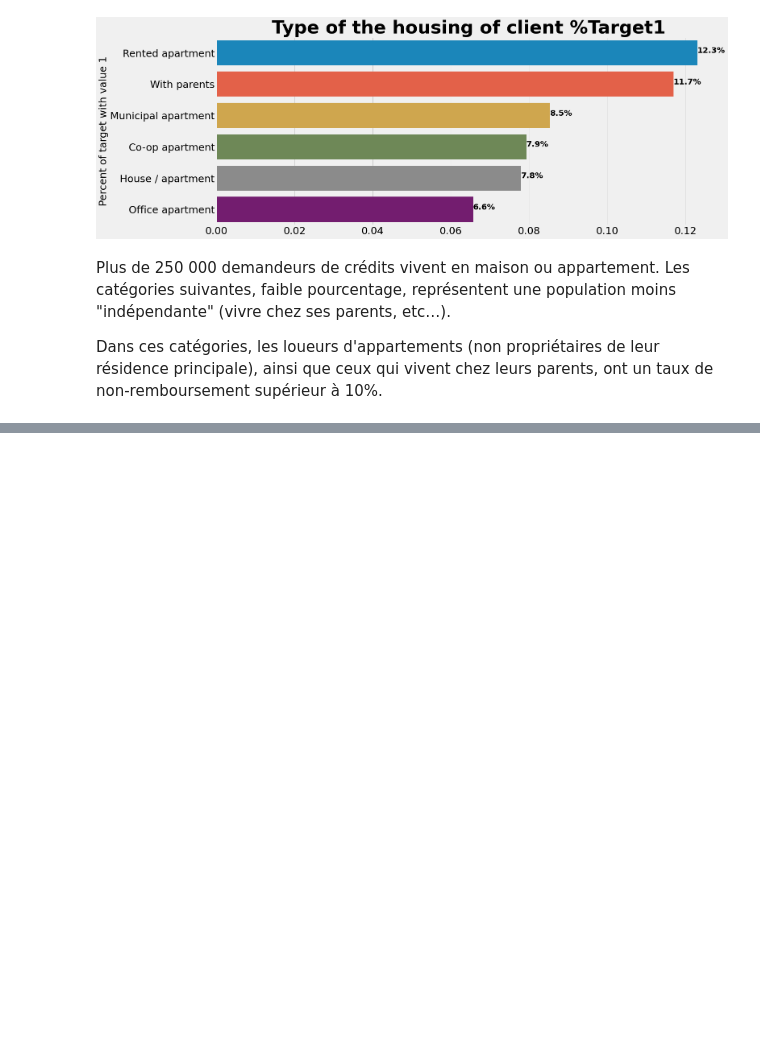
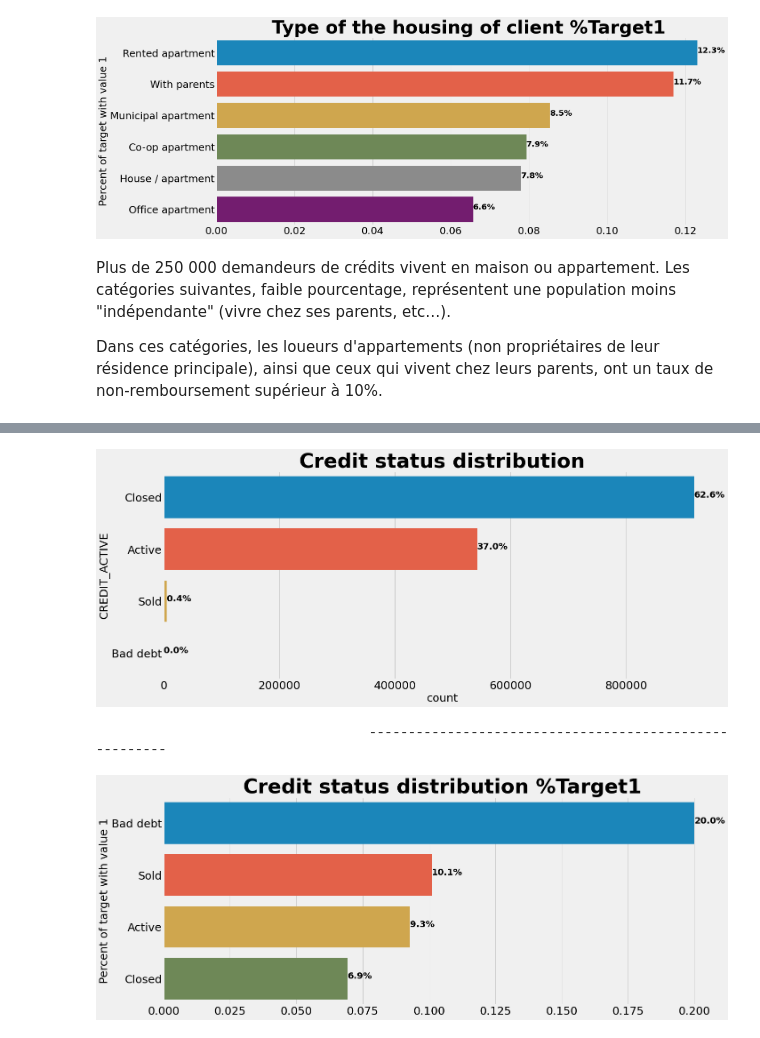
Before and after one commit to nalron/project_credit_scoring_model, a Jupyter notebook: p7_01_eda_notebook.ipynb, the cells around one changed output, grey strips where cells are left out. Drawn from its saved outputs; the diff is of its cells as text; code cells hidden in the pictures; blank space fills up the shorter version.

```diff
--- a/p7_01_eda_notebook.ipynb
+++ b/p7_01_eda_notebook.ipynb
@@ -633,0 +745,11 @@ Dans ces catégories, les loueurs d'appartements (non propriétaires de leur ré
+# %%
+application_bureau_train = application_train.merge(bureau, left_on='SK_ID_CURR', right_on='SK_ID_CURR', how='inner')
+# %%
+#CREDIT_ACTIVE
+plot_stat(application_bureau_train, 'CREDIT_ACTIVE',"Credit status distribution")
+print("                                   -------------------------------------------------------")
+plot_percent_target1(application_bureau_train, 'CREDIT_ACTIVE',"Credit status distribution %Target1")
+# %% [output]
+[figure, added]
+                                   -------------------------------------------------------
+[figure, added]
```
Also changed, not shown: parts of 25 cells of this notebook.
